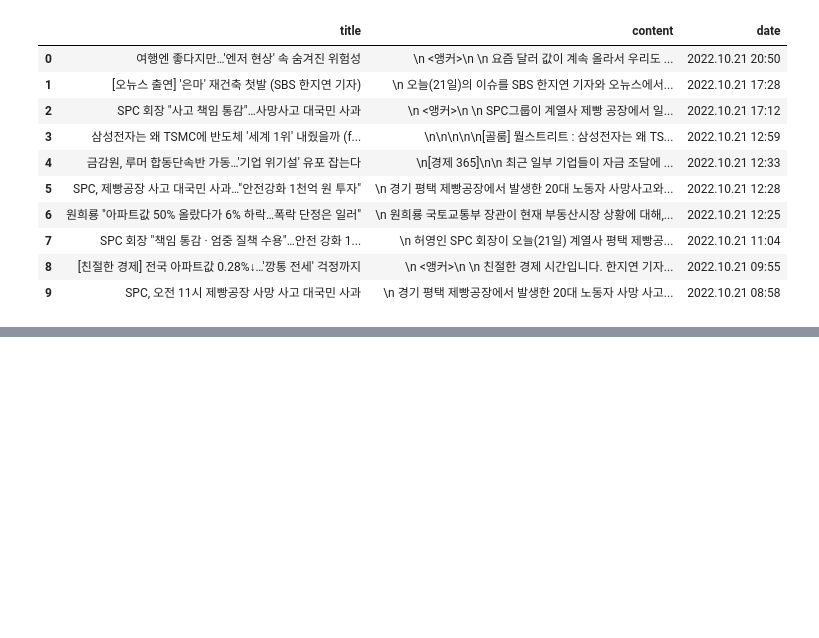
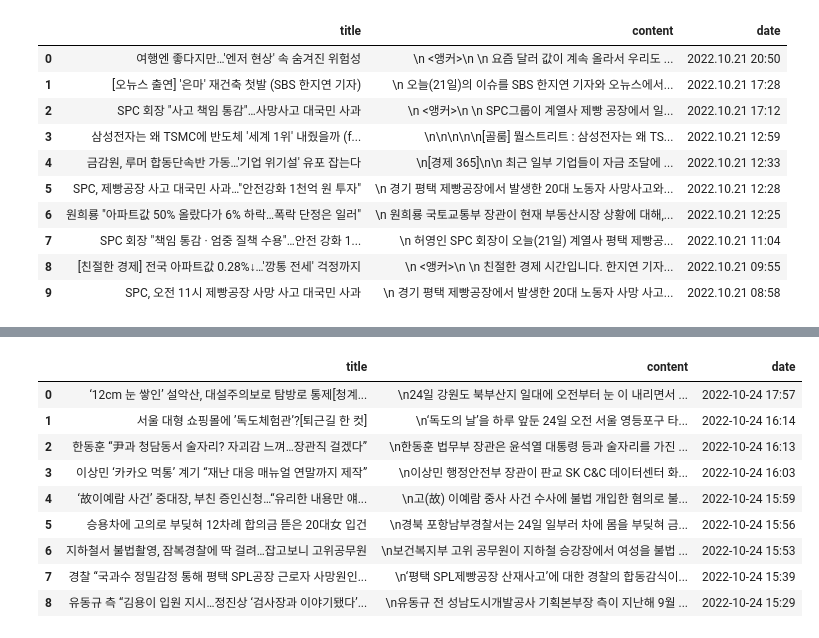
Before and after one commit to remonpie1814/CNU_Everytime_SentimentAnalysis, a Jupyter notebook: hyj/news_craw.ipynb, the cells around one changed output, grey strips where cells are left out. Cells and saved outputs as stored; diff of their text form; code cells hidden in the pictures; blank space fills up the shorter version.

```diff
--- a/hyj/news_craw.ipynb
+++ b/hyj/news_craw.ipynb
@@ -145,0 +219,4 @@ df2
+# %%
+pagedate=pagehtml.find("span",attrs={'class': 'date01'}).text
+# %%
+pagedate=pagedate[3:]
@@ -145,0 +227,33 @@ df2
+# %%
+import time
+import random
+def donga_link_to_df(link_list):
+    data=[]
+    for link in link_list:
+        print(link, "로 페이지 요청...")
+        res = requests.get(link,
+                   headers={'User-Agent':'Mozilla/5.0'})
+
+        pagehtml = BeautifulSoup(res.text, "html.parser")
+
+        pagetitle=pagehtml.title.text
+
+        pagecontent=pagehtml.find("div",attrs={'class': 'article_txt'})
+        r=pagecontent
+        for i in pagecontent.find_all("span"):
+            r=str(r).replace(str(i),"")
+
+        rhtml = BeautifulSoup(r, "html.parser")
+        split=rhtml.text.split("\n\n\n\n\n\n\n")
+        pagecontent=split[0]
+
+        pagedate=pagehtml.find("span",attrs={'class': 'date01'}).text
+        pagedate=pagedate[3:]
+
+        data.append([pagetitle,pagecontent,pagedate])
+
+        time.sleep((random.random()*2.5)+1)
+
+    return pd.DataFrame(data, columns=['title','content','date'])
+# %%
+dona_df=donga_link_to_df(news_link_list)
@@ -145,0 +270,13 @@ df2
+# %%
+dona_df
+# %% [output]
+|  | title | content | date |
+| 0 | ‘12cm 눈 쌓인’ 설악산, 대설주의보로 탐방로 통제[청계... | \n24일 강원도 북부산지 일대에 오전부터 눈 이 내리면서 ... | 2022-10-24 17:57 |
+| 1 | 서울 대형 쇼핑몰에 ’독도체험관’?[퇴근길 한 컷] | \n‘독도의 날’을 하루 앞둔 24일 오전 서울 영등포구 타... | 2022-10-24 16:14 |
+| 2 | 한동훈 “尹과 청담동서 술자리? 자괴감 느껴…장관직 걸겠다” | \n한동훈 법무부 장관은 윤석열 대통령 등과 술자리를 가진 ... | 2022-10-24 16:13 |
+| 3 | 이상민 ‘카카오 먹통’ 계기 “재난 대응 매뉴얼 연말까지 제작” | \n이상민 행정안전부 장관이 판교 SK C&C 데이터센터 화... | 2022-10-24 16:03 |
+| 4 | ‘故이예람 사건’ 중대장, 부친 증인신청…“유리한 내용만 얘... | \n고(故) 이예람 중사 사건 수사에 불법 개입한 혐의로 불... | 2022-10-24 15:59 |
+| 5 | 승용차에 고의로 부딪혀 12차례 합의금 뜯은 20대女 입건 | \n경북 포항남부경찰서는 24일 일부러 차에 몸을 부딪혀 금... | 2022-10-24 15:56 |
+| 6 | 지하철서 불법촬영, 잠복경찰에 딱 걸려…잡고보니 고위공무원 | \n보건복지부 고위 공무원이 지하철 승강장에서 여성을 불법 ... | 2022-10-24 15:53 |
+| 7 | 경찰 “국과수 정밀감정 통해 평택 SPL공장 근로자 사망원인... | \n‘평택 SPL제빵공장 산재사고’에 대한 경찰의 합동감식이... | 2022-10-24 15:39 |
+| 8 | 유동규 측 “김용이 입원 지시…정진상 ‘검사장과 이야기됐다’... | \n유동규 전 성남도시개발공사 기획본부장 측이 지난해 9월 ... | 2022-10-24 15:29 |
```
Also changed, not shown: parts of 72 cells of this notebook, 1 other file.
